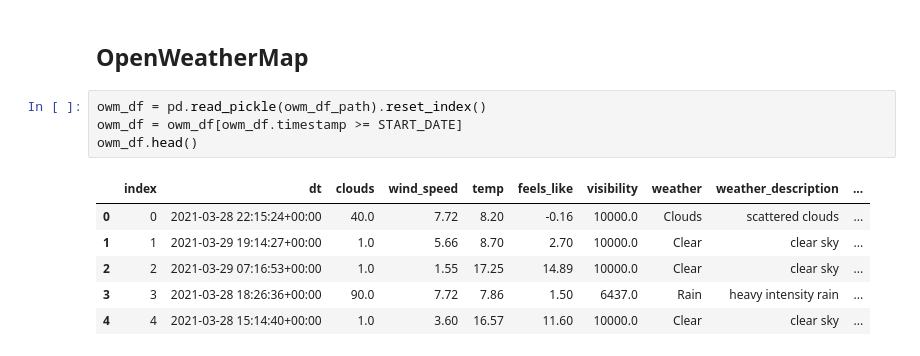
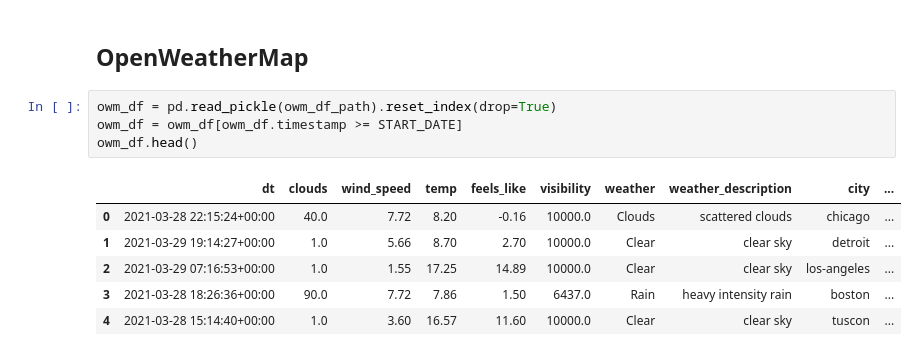
Before and after one commit to jhrcook/weather-forecast-analysis, a Jupyter notebook: notebooks/data-analysis.ipynb, the cells around one changed output. Drawn from its saved outputs; the diff is of its cells as text.

```diff
--- a/notebooks/data-analysis.ipynb
+++ b/notebooks/data-analysis.ipynb
@@ -119,13 +130,13 @@ cc_current["epoch"] = (
 # %% [markdown]
 ## OpenWeatherMap
 # %%
-owm_df = pd.read_pickle(owm_df_path).reset_index()
+owm_df = pd.read_pickle(owm_df_path).reset_index(drop=True)
 owm_df = owm_df[owm_df.timestamp >= START_DATE]
 owm_df.head()
 # %% [output]
-|  | index | dt | clouds | wind_speed | temp | feels_like | visibility | weather | weather_description | ... |
-| 0 | 0 | 2021-03-28 22:15:24+00:00 | 40.0 | 7.72 | 8.20 | -0.16 | 10000.0 | Clouds | scattered clouds | ... |
-| 1 | 1 | 2021-03-29 19:14:27+00:00 | 1.0 | 5.66 | 8.70 | 2.70 | 10000.0 | Clear | clear sky | ... |
-| 2 | 2 | 2021-03-29 07:16:53+00:00 | 1.0 | 1.55 | 17.25 | 14.89 | 10000.0 | Clear | clear sky | ... |
-| 3 | 3 | 2021-03-28 18:26:36+00:00 | 90.0 | 7.72 | 7.86 | 1.50 | 6437.0 | Rain | heavy intensity rain | ... |
-| 4 | 4 | 2021-03-28 15:14:40+00:00 | 1.0 | 3.60 | 16.57 | 11.60 | 10000.0 | Clear | clear sky | ... |
+|  | dt | clouds | wind_speed | temp | feels_like | visibility | weather | weather_description | city | ... |
+| 0 | 2021-03-28 22:15:24+00:00 | 40.0 | 7.72 | 8.20 | -0.16 | 10000.0 | Clouds | scattered clouds | chicago | ... |
+| 1 | 2021-03-29 19:14:27+00:00 | 1.0 | 5.66 | 8.70 | 2.70 | 10000.0 | Clear | clear sky | detroit | ... |
+| 2 | 2021-03-29 07:16:53+00:00 | 1.0 | 1.55 | 17.25 | 14.89 | 10000.0 | Clear | clear sky | los-angeles | ... |
+| 3 | 2021-03-28 18:26:36+00:00 | 90.0 | 7.72 | 7.86 | 1.50 | 6437.0 | Rain | heavy intensity rain | boston | ... |
+| 4 | 2021-03-28 15:14:40+00:00 | 1.0 | 3.60 | 16.57 | 11.60 | 10000.0 | Clear | clear sky | tuscon | ... |
```
Also changed, not shown: parts of 9 cells of this notebook, 1 other file.
